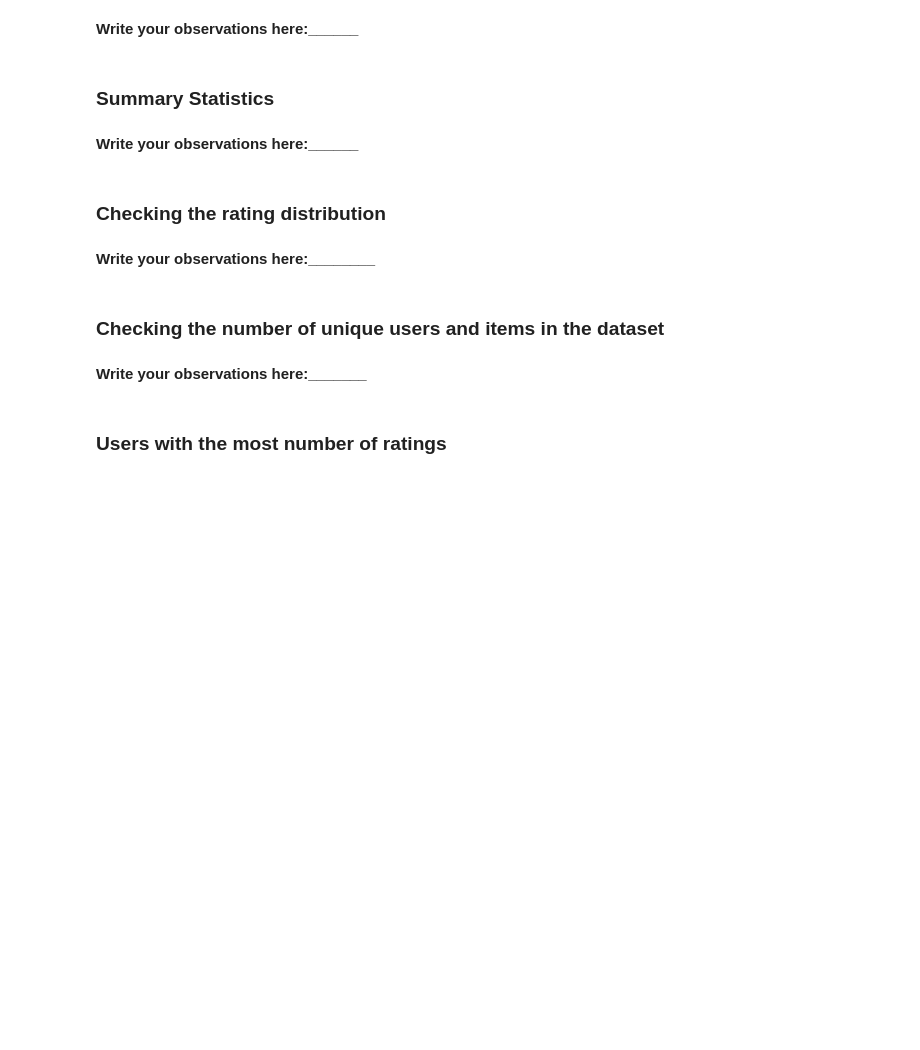
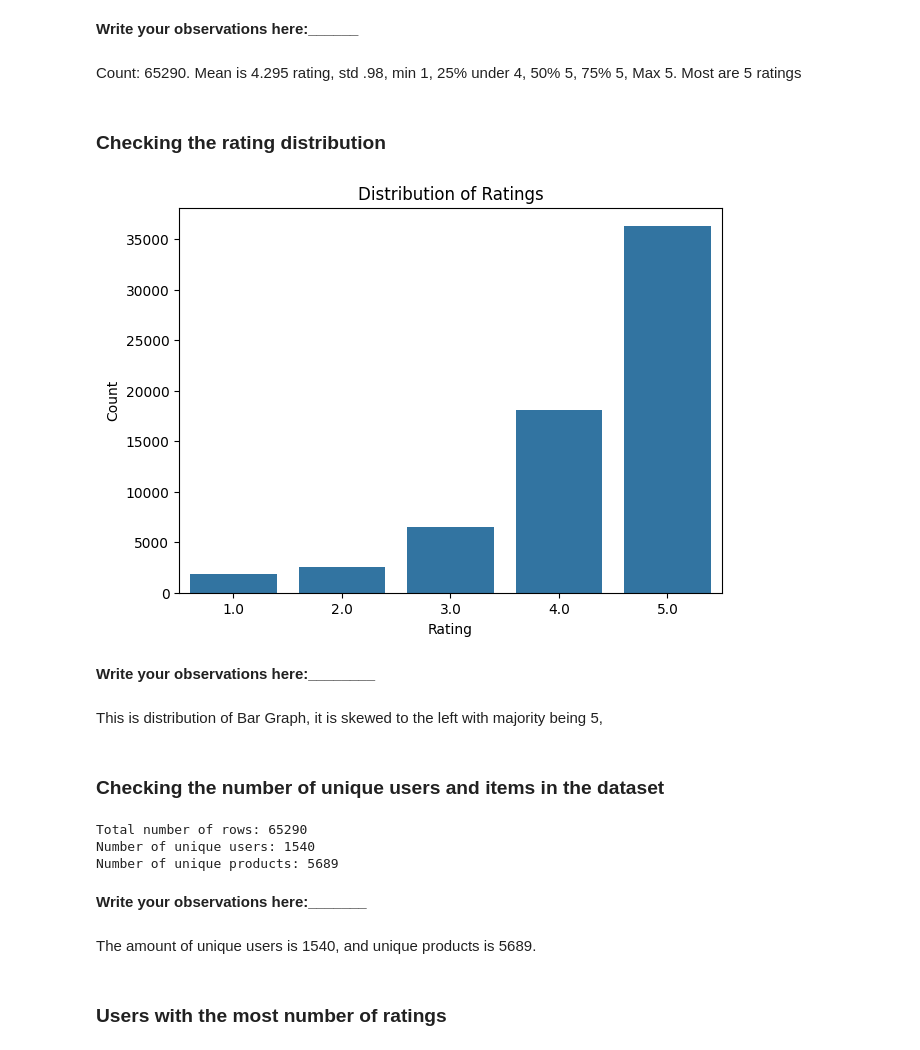
Before and after one commit to LarryHu208/MIT-AI-applied, a Jupyter notebook: RecommendationsElective/Recommendation_Systems_Learner_Notebook_Full_Code_upd.ipynb, the cells around one changed output. Drawn from its saved outputs; the diff is of its cells as text; code cells hidden in the pictures; blank space fills up the shorter version.

```diff
--- a/RecommendationsElective/Recommendation_Systems_Learner_Notebook_Full_Code_upd.ipynb
+++ b/RecommendationsElective/Recommendation_Systems_Learner_Notebook_Full_Code_upd.ipynb
@@ -60,3 +100,7 @@ ______________________
+# %%
+df_initial = pd.read_csv('/content/ratings_Electronics.csv', names=['user_id', 'prod_id', 'rating', 'timestamp'])
+df = df_initial.copy()
+df.drop(['timestamp'], axis=1, inplace=True)
 # %% [markdown]
 **As this dataset is very large and has 7,824,482 observations, it is not computationally possible to build a model using this. Moreover, many users have only rated a few products and also some products are rated by very few users. Hence, we can reduce the dataset by considering certain logical assumptions.**
 
@@ -143,4 +238,2 @@ ___________
 # %% [markdown]
 **Write your observations here:______**
-# %% [markdown]
-### **Summary Statistics**
@@ -149,4 +240,4 @@ ___________
-# %% [markdown]
-**Write your observations here:______**
+# %% [markdown]
+Count: 65290. Mean is 4.295 rating, std .98, min 1, 25% under 4, 50% 5, 75% 5, Max 5. Most are 5 ratings
 # %% [markdown]
 ### **Checking the rating distribution**
@@ -155,11 +244,32 @@ ___________
+# %%
+# Create the bar plot and provide observations
+plt.figure(figsize=(7,5))
+sns.countplot(x='rating', data=df_final)
+plt.title('Distribution of Ratings')
+plt.xlabel('Rating')
+plt.ylabel('Count')
+plt.show()
+# %% [output]
+[figure, added]
 # %% [markdown]
 **Write your observations here:________**
+# %% [markdown]
+This is distribution of Bar Graph, it is skewed to the left with majority being 5,
 # %% [markdown]
 ### **Checking the number of unique users and items in the dataset**
 # %%
 # Number of total rows in the data and number of unique user id and product id in the data
+print(f"Total number of rows: {df_final.shape[0]}")
+print(f"Number of unique users: {df_final['user_id'].nunique()}")
+print(f"Number of unique products: {df_final['prod_id'].nunique()}")
+# %% [output]
+Total number of rows: 65290
+Number of unique users: 1540
+Number of unique products: 5689
 # %% [markdown]
 **Write your observations here:_______**
+# %% [markdown]
+The amount of unique users is 1540, and unique products is 5689.
 # %% [markdown]
 ### **Users with the most number of ratings**
 # %%
```
Also changed, not shown: parts of 92 cells of this notebook.
